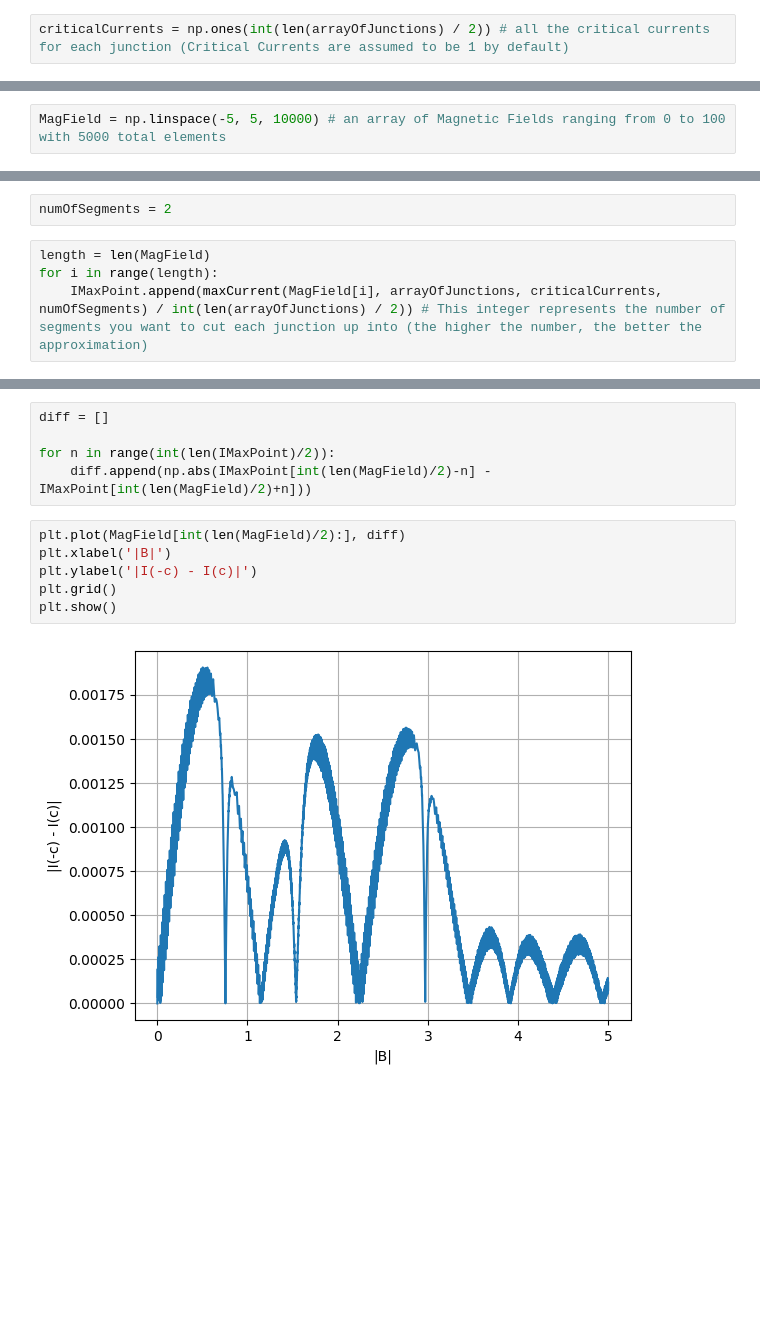
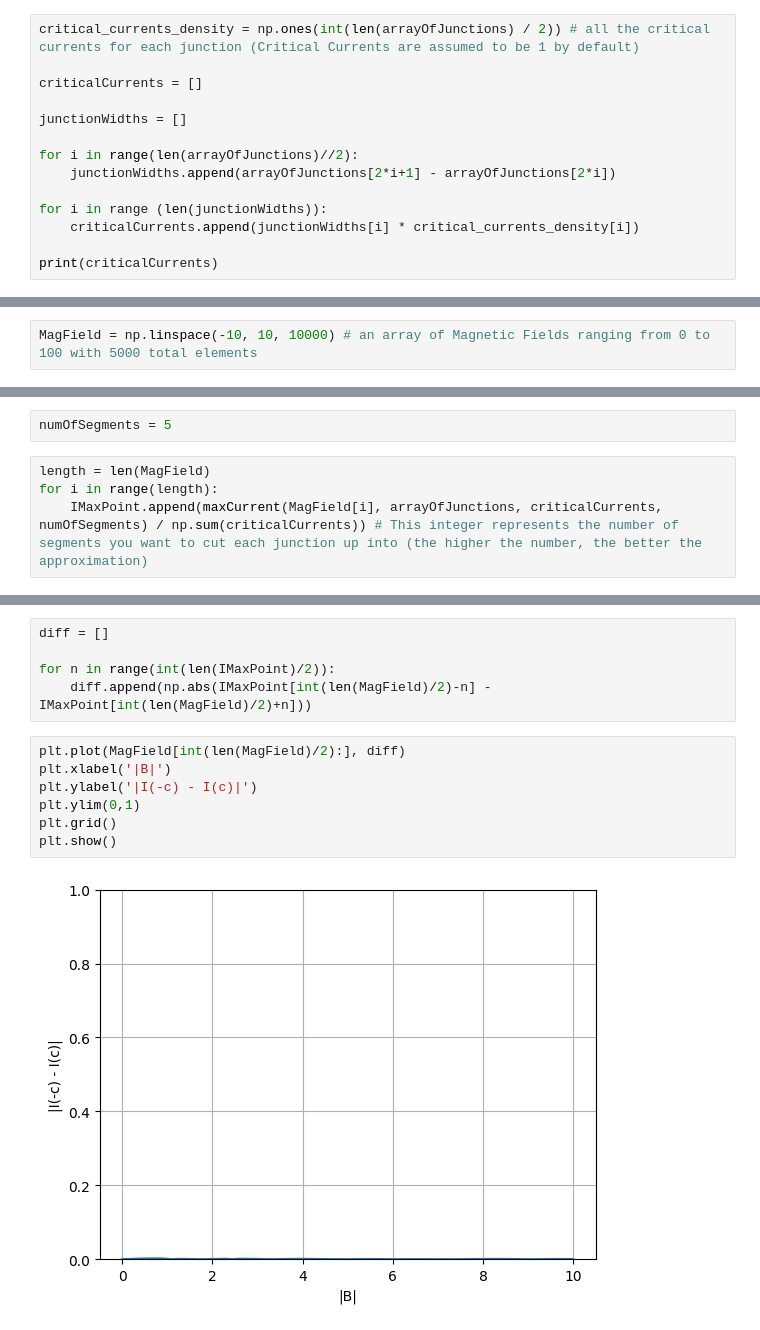
Before and after one commit to cliffsun/Josephson-Junction-Array-Model, a Jupyter notebook: JJ_Memory_Device_Model.ipynb, the cells around one changed output, grey strips where cells are left out. Saved outputs shown, nothing was run; the diff lists cells and outputs as text; blank space fills up the shorter version.

Commit message:
Added proportionality constant for criticial current densities

```diff
--- a/JJ_Memory_Device_Model.ipynb
+++ b/JJ_Memory_Device_Model.ipynb
@@ -20,2 +27,14 @@ arrayOfJunctions = [0, 0.2, 0.4, 0.6, 0.9, 1] # Where the junctions are located;
 # %%
-criticalCurrents = np.ones(int(len(arrayOfJunctions) / 2)) # all the critical currents for each junction (Critical Currents are assumed to be 1 by default)
+critical_currents_density = np.ones(int(len(arrayOfJunctions) / 2)) # all the critical currents for each junction (Critical Currents are assumed to be 1 by default)
+
+criticalCurrents = []
+
+junctionWidths = []
+
+for i in range(len(arrayOfJunctions)//2):
+    junctionWidths.append(arrayOfJunctions[2*i+1] - arrayOfJunctions[2*i])
+
+for i in range (len(junctionWidths)):
+    criticalCurrents.append(junctionWidths[i] * critical_currents_density[i])
+
+print(criticalCurrents)
@@ -56,17 +77,17 @@ def maxCurrent(B, arrayJ, arrayC, numOfSegments): # Spits out the maximum curren
         dummyArray.append(current(B, arrayJ, arrayC, gamma, numOfSegments))
     return max(dummyArray)
 # %%
-MagField = np.linspace(-5, 5, 10000) # an array of Magnetic Fields ranging from 0 to 100 with 5000 total elements
+MagField = np.linspace(-10, 10, 10000) # an array of Magnetic Fields ranging from 0 to 100 with 5000 total elements
 # %% [markdown]
 The 2 lines below is where the useful section of the code is for modeling a SQUID
 # %%
 IMaxPoint = []
 # %%
-numOfSegments = 2
+numOfSegments = 5
 # %%
 length = len(MagField)
 for i in range(length):
-    IMaxPoint.append(maxCurrent(MagField[i], arrayOfJunctions, criticalCurrents, numOfSegments) / int(len(arrayOfJunctions) / 2)) # This integer represents the number of segments you want to cut each junction up into (the higher the number, the better the approximation)
+    IMaxPoint.append(maxCurrent(MagField[i], arrayOfJunctions, criticalCurrents, numOfSegments) / np.sum(criticalCurrents)) # This integer represents the number of segments you want to cut each junction up into (the higher the number, the better the approximation)
 # %% [markdown]
 The 2 lines above is where the useful section of the code is for modeling a SQUID
 # %%
@@ -85,8 +125,9 @@ for n in range(int(len(IMaxPoint)/2)):
 # %%
 plt.plot(MagField[int(len(MagField)/2):], diff)
 plt.xlabel('|B|')
 plt.ylabel('|I(-c) - I(c)|')
+plt.ylim(0,1)
 plt.grid()
 plt.show()
 # %% [output]
-[figure, old version]
+[figure, new version]
```
Also changed, not shown: parts of 9 cells of this notebook, 2 other files.
